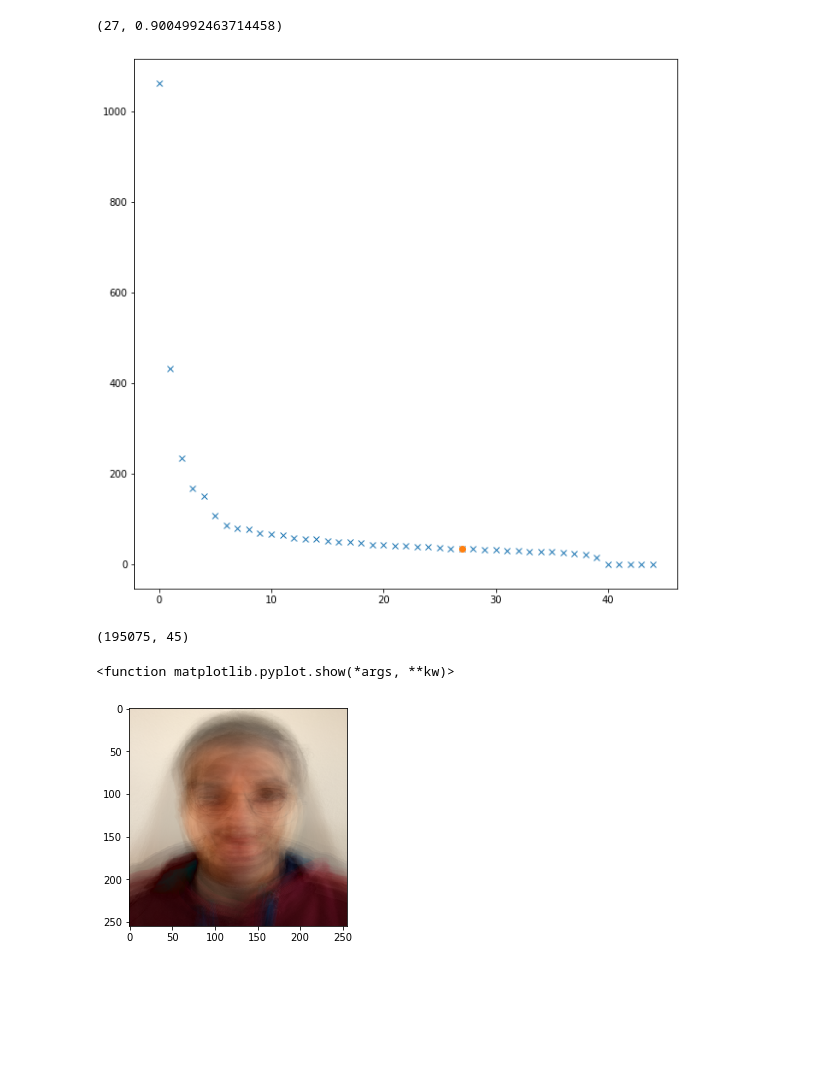
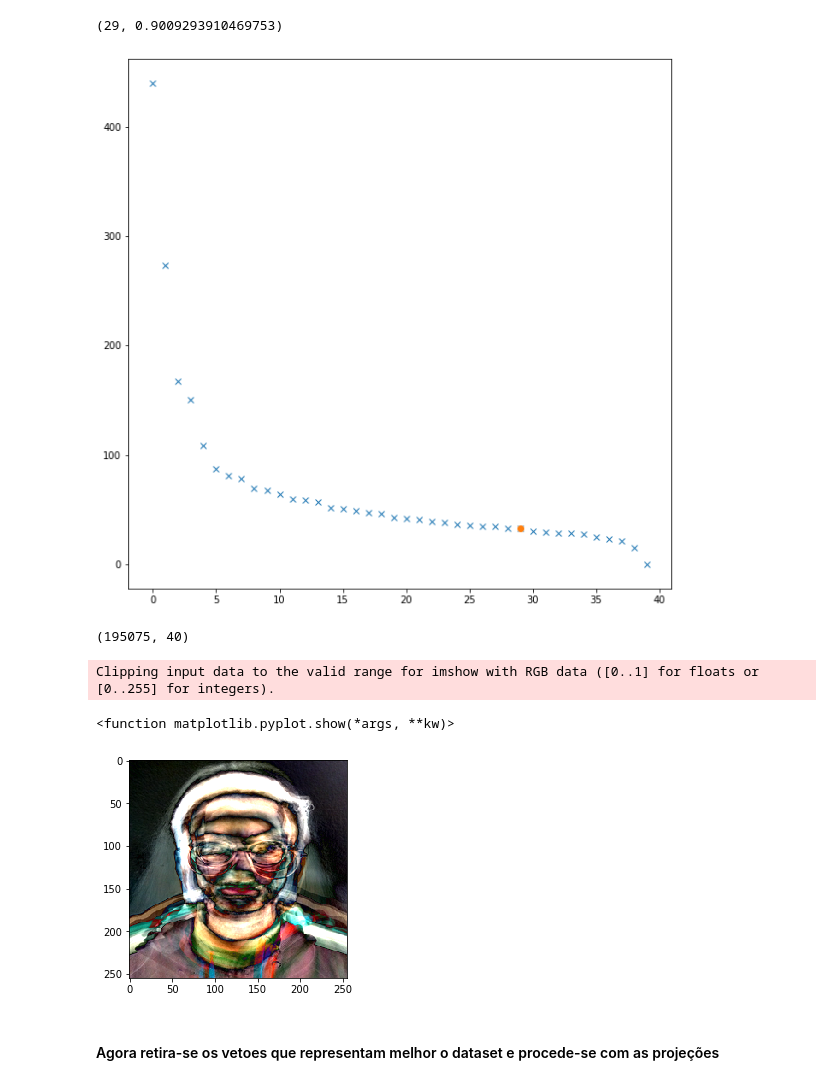
Before and after one commit to GuilhermeViveiros/Face-Recognition, a Jupyter notebook: PCA&FaceRecognition.ipynb, the cells around one changed output. Saved outputs shown, nothing was run; the diff lists cells and outputs as text; code cells hidden in the pictures; blank space fills up the shorter version.

```diff
--- a/PCA&FaceRecognition.ipynb
+++ b/PCA&FaceRecognition.ipynb
@@ -28,11 +30,11 @@ def isImage(filename):
 # test set consituido por 2 imagens de cada elemento
 # cada imagem tem dimensão  de 1536 × 2048
 
-def set_dataset(path,number_images, width, height):
+def set_dataset(path,number_images_train,number_images_test, width, height):
 
     #o 3 vem do RGB
-    train_set = np.empty(shape=(number_images,width,height,3));
-    test_set = np.empty(shape=(2*5,width,height,3));
+    train_set = np.empty(shape=(number_images_train,width,height,3));
+    test_set = np.empty(shape=(number_images_test,width,height,3));
     answer_test = [];
 
 
@@ -45,7 +47,7 @@ def set_dataset(path,number_images, width, height):
 
     for user in mlfaces:
 
-        if not user == ".DS_Store":
+        if not user == ".DS_Store"  and not user == "random" :
 
             user_images = os.listdir(os.path.expanduser(
                 path + user
@@ -61,6 +63,7 @@ def set_dataset(path,number_images, width, height):
 
                     image_path = path + user + "/" + image
                     #print(image_path)
+                    #print(image_path)
 
                     im = mpimg.imread(image_path)
 
@@ -74,15 +77,38 @@ def set_dataset(path,number_images, width, height):
                         tmp_test_set = tmp_test_set+1;
 
 
-                    tmp = tmp+1;
+                    tmp = tmp+1
 
+    #APENAS PARA GUILHERME NUNES DIRECTORY
+    for user in mlfaces:
+        if user == "random":
 
+            user_images = os.listdir(os.path.expanduser(
+                path + user
+            ))
+
+            for image in user_images:
+                if(isImage(image)):
+                    image_path = path + user + "/" + image
+                    im = mpimg.imread(image_path)
+                    test_set[tmp_test_set] = im
+                    tmp_test_set = tmp_test_set+1;
+
+                    if "guilherme" in image:
+                        answer_test.append("guilherme")
+                    if "none" in image:
+                        answer_test.append("none")
+                    if "rc" in image:
+                        answer_test.append("rc")
 
 
     return train_set,test_set,answer_test;
 # %%
-# trainset constituido por 8 imagens de cada elemento(somos 5 por agora) 45 imagens
+# trainset constituido por 8 imagens de cada elemento(somos 5 por agora) 40 imagens
 # test set consituido por 2 imagens de cada elemento
 # cada imagem tem dimensão  de 1536 × 2048
 
-train_set,test_set,answer_test = set_dataset(path,45,255,255);
+train_set,test_set,answer_test = set_dataset(path,40,20,255,255);
+
+#temos 10 imagens adicionais no test_set, imagens random que arranjei, só estão na diretoria de Guilherme Nunes
+#para remover essa opção remova as ultimas linhas de setdataset
@@ -110,3 +143,3 @@ Test set with a shape of -> (10, 195075)
 # %%
 #centralizar a matriz e fazer svd , depois valores singulares ^2 = valores proprios
-means = np.mean(train_set,0)
+means = np.mean(train_set,axis = 0)
@@ -153,28 +186,29 @@ while confianca < confianca_alvo:
     k += 1
 k, confianca
 # %% [output]
-(27, 0.9004992463714458)
+(29, 0.9009293910469753)
 # %%
 plt.figure(figsize=(10,10))
-M = 45 #representa o número de valores próprios
+M = 40 #representa o número de valores próprios
 t = np.arange(0, M, 1)
 plt.plot(t, val_prop, 'x')
 plt.plot(k, val_prop[k], 'o')
 plt.show()
 # %% [output]
-[figure, old version]
+[figure, new version]
 # %%
 #podemos reparar pelo método do cotovelo que com 3 vetores próprios temos uma boa representação do conjunto de imagens
 #observemos em baixo os primeiros vetores próprios(aqueles que representam melhor o dataset)
 print(vet_prop.shape)
 # %% [output]
-(195075, 45)
+(195075, 40)
 # %%
 #display(plt.matshow(np.reshape(v[0], (255,255,3)), cmap='gray'))
 from matplotlib import pyplot as PLT
 
-PLT.imshow(np.abs(np.reshape(vet_prop[:,0],(255,255,3))*255))
+PLT.imshow(np.abs(np.reshape(vet_prop[:,4],(255,255,3))*255))
 PLT.show
 # %% [output]
-<function matplotlib.pyplot.show(*args, **kw)>
+Clipping input data to the valid range for imshow with RGB data ([0..1] for floats or [0..255] for integers).
+<function matplotlib.pyplot.show(*args, **kw)>
-[figure, old version]
+[figure, new version]
@@ -182,0 +215,2 @@ W = vet_prop[0:,[0,1,2,3,4,5,6,7,8,9,10,11,12,13,14,15,16,17,18,19,20,21,22,23,2
+# %% [markdown]
+#### Agora retira-se os vetoes que representam melhor o dataset e procede-se com as projeções
```
Also changed, not shown: parts of 38 cells of this notebook.
